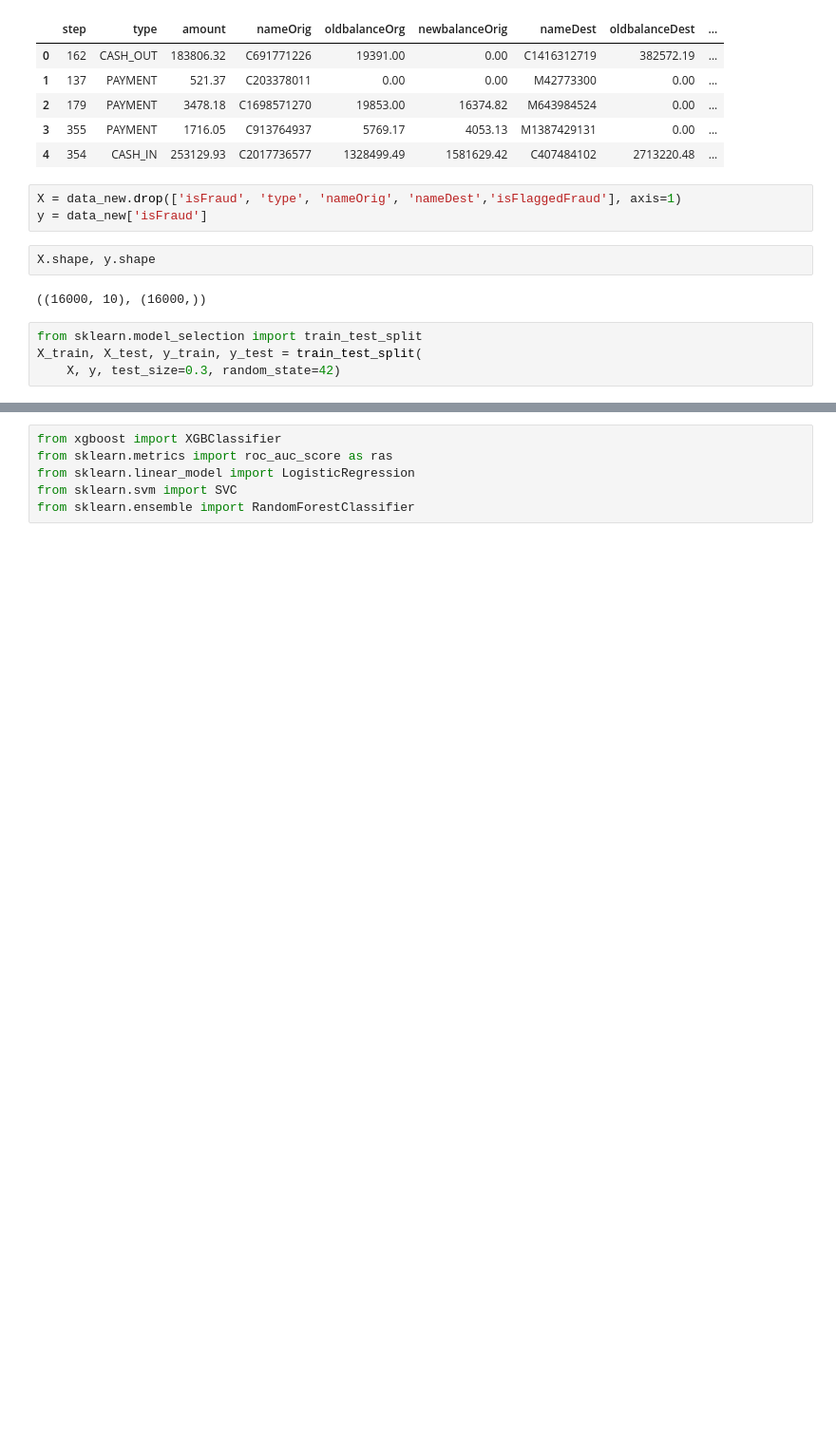
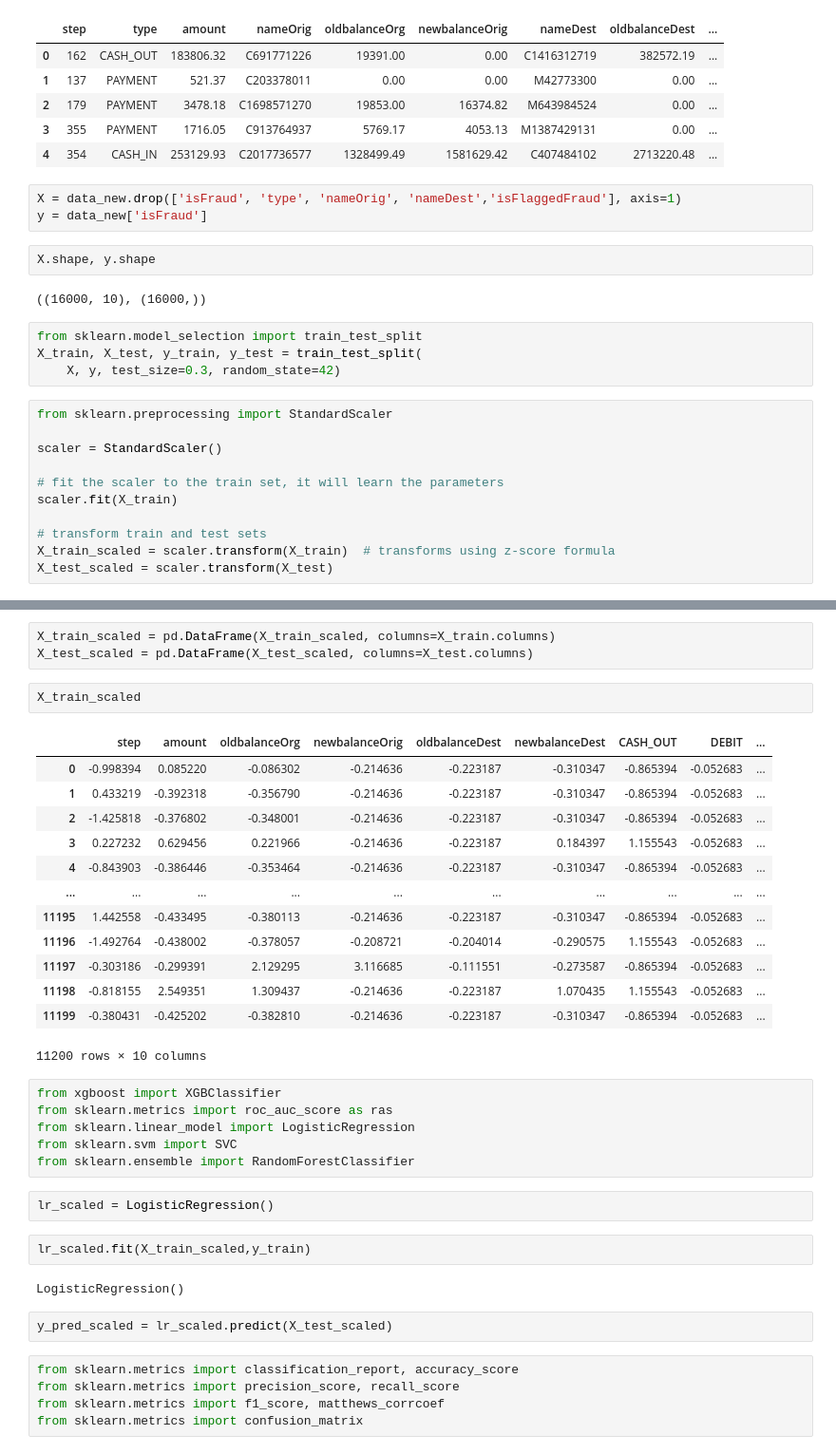
Before and after one commit to c-navya-nirmala/Online-fraud-detection, a Jupyter notebook: Online fraud detection.ipynb, the cells around one changed output, grey strips where cells are left out. Shown at 95% size. Saved outputs shown, nothing was run; the diff lists cells and outputs as text; blank space fills up the shorter version.

```diff
--- a/Online fraud detection.ipynb
+++ b/Online fraud detection.ipynb
@@ -151,3 +151,14 @@ X.shape, y.shape
 from sklearn.model_selection import train_test_split
 X_train, X_test, y_train, y_test = train_test_split(
 	X, y, test_size=0.3, random_state=42)
+# %%
+from sklearn.preprocessing import StandardScaler
+
+scaler = StandardScaler()
+
+# fit the scaler to the train set, it will learn the parameters
+scaler.fit(X_train)
+
+# transform train and test sets
+X_train_scaled = scaler.transform(X_train)  # transforms using z-score formula
+X_test_scaled = scaler.transform(X_test)
@@ -154,6 +181,38 @@ X_train, X_test, y_train, y_test = train_test_split(
+# %%
+X_train_scaled = pd.DataFrame(X_train_scaled, columns=X_train.columns)
+X_test_scaled = pd.DataFrame(X_test_scaled, columns=X_test.columns)
+# %%
+X_train_scaled
+# %% [output]
+|  | step | amount | oldbalanceOrg | newbalanceOrig | oldbalanceDest | newbalanceDest | CASH_OUT | DEBIT | ... |
+| 0 | -0.998394 | 0.085220 | -0.086302 | -0.214636 | -0.223187 | -0.310347 | -0.865394 | -0.052683 | ... |
+| 1 | 0.433219 | -0.392318 | -0.356790 | -0.214636 | -0.223187 | -0.310347 | -0.865394 | -0.052683 | ... |
+| 2 | -1.425818 | -0.376802 | -0.348001 | -0.214636 | -0.223187 | -0.310347 | -0.865394 | -0.052683 | ... |
+| 3 | 0.227232 | 0.629456 | 0.221966 | -0.214636 | -0.223187 | 0.184397 | 1.155543 | -0.052683 | ... |
+| 4 | -0.843903 | -0.386446 | -0.353464 | -0.214636 | -0.223187 | -0.310347 | -0.865394 | -0.052683 | ... |
+| ... | ... | ... | ... | ... | ... | ... | ... | ... | ... |
+| 11195 | 1.442558 | -0.433495 | -0.380113 | -0.214636 | -0.223187 | -0.310347 | -0.865394 | -0.052683 | ... |
+| 11196 | -1.492764 | -0.438002 | -0.378057 | -0.208721 | -0.204014 | -0.290575 | 1.155543 | -0.052683 | ... |
+| 11197 | -0.303186 | -0.299391 | 2.129295 | 3.116685 | -0.111551 | -0.273587 | -0.865394 | -0.052683 | ... |
+| 11198 | -0.818155 | 2.549351 | 1.309437 | -0.214636 | -0.223187 | 1.070435 | 1.155543 | -0.052683 | ... |
+| 11199 | -0.380431 | -0.425202 | -0.382810 | -0.214636 | -0.223187 | -0.310347 | -0.865394 | -0.052683 | ... |
+11200 rows × 10 columns
 # %%
 from xgboost import XGBClassifier
 from sklearn.metrics import roc_auc_score as ras
 from sklearn.linear_model import LogisticRegression
 from sklearn.svm import SVC
 from sklearn.ensemble import RandomForestClassifier
+# %%
+lr_scaled = LogisticRegression()
+# %%
+lr_scaled.fit(X_train_scaled,y_train)
+# %% [output]
+LogisticRegression()
+# %%
+y_pred_scaled = lr_scaled.predict(X_test_scaled)
+# %%
+from sklearn.metrics import classification_report, accuracy_score
+from sklearn.metrics import precision_score, recall_score
+from sklearn.metrics import f1_score, matthews_corrcoef
+from sklearn.metrics import confusion_matrix
```
Also changed, not shown: parts of 14 cells of this notebook.
